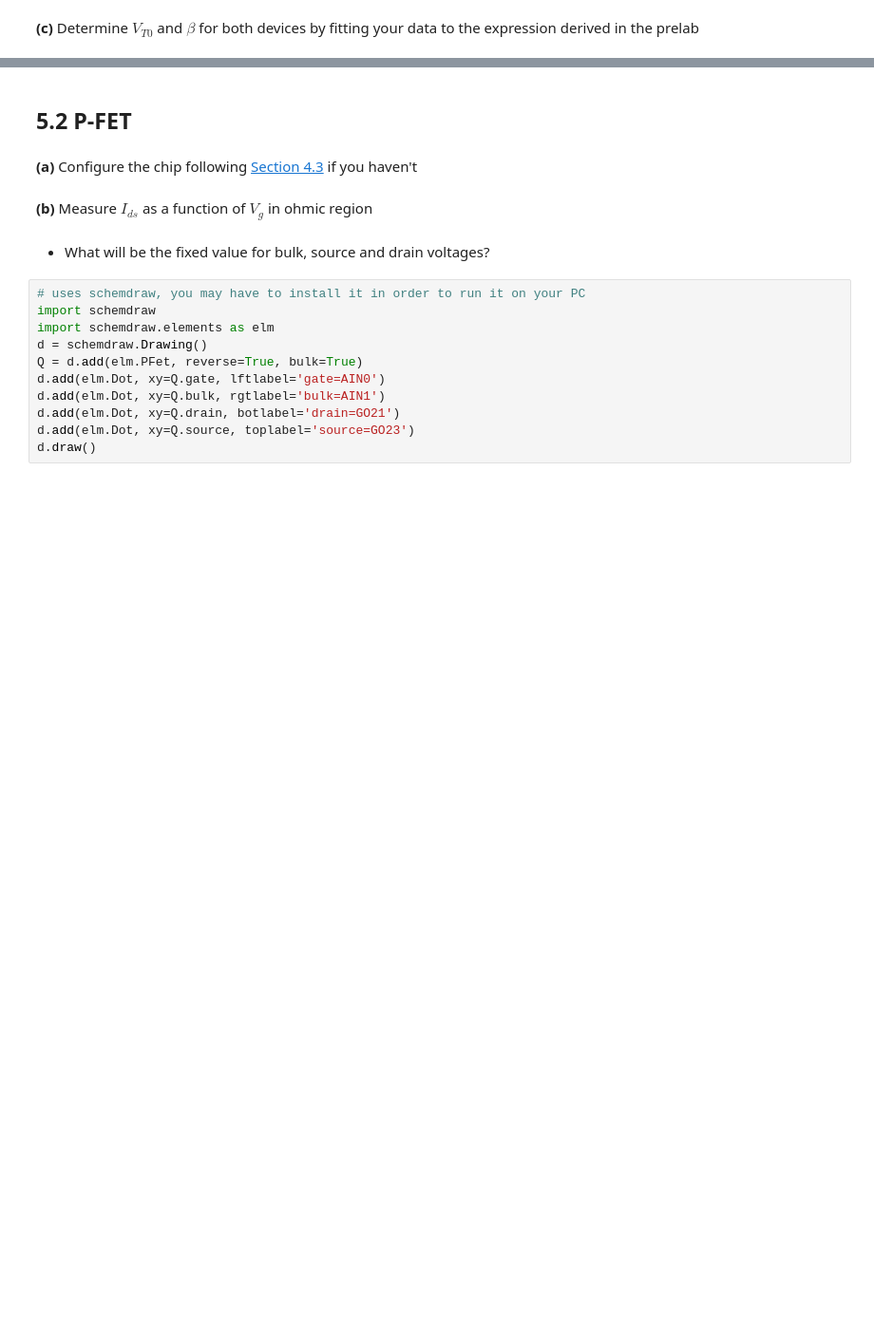
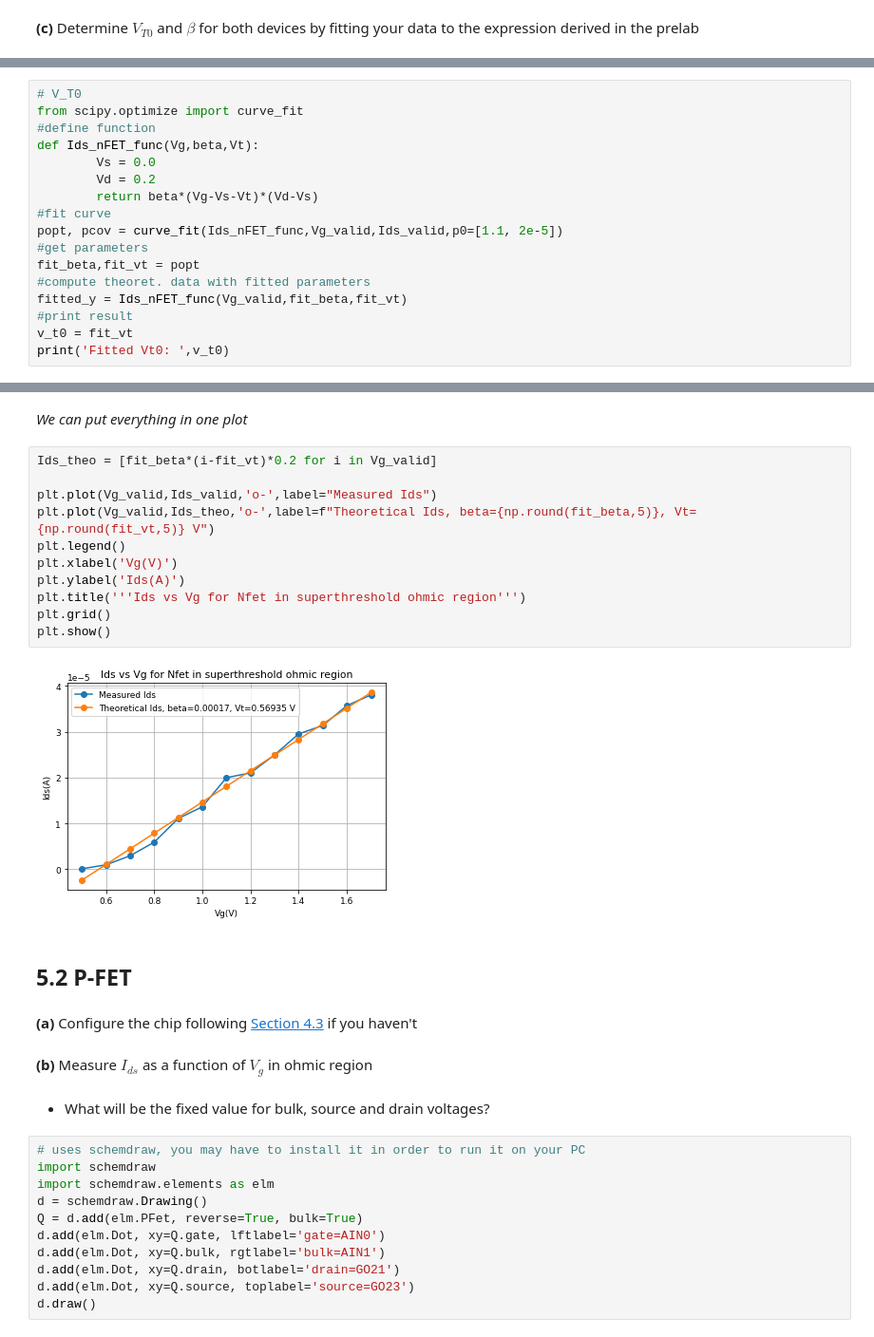
Before and after one commit to daggermaster3000/NE1, a Jupyter notebook: TP3/2022_Lab3_AboveThr_GroupNumber_FirstName_LastName.ipynb, the cells around one changed output, grey strips where cells are left out. Shown: that part at 95% size. Drawn from its saved outputs; the diff is of its cells as text; blank space fills up the shorter version.

```diff
--- a/TP3/2022_Lab3_AboveThr_GroupNumber_FirstName_LastName.ipynb
+++ b/TP3/2022_Lab3_AboveThr_GroupNumber_FirstName_LastName.ipynb
@@ -527,0 +538,17 @@ print()
+# %%
+# V_T0
+from scipy.optimize import curve_fit
+#define function
+def Ids_nFET_func(Vg,beta,Vt):
+        Vs = 0.0
+        Vd = 0.2
+        return beta*(Vg-Vs-Vt)*(Vd-Vs)
+#fit curve
+popt, pcov = curve_fit(Ids_nFET_func,Vg_valid,Ids_valid,p0=[1.1, 2e-5])
+#get parameters
+fit_beta,fit_vt = popt
+#compute theoret. data with fitted parameters
+fitted_y = Ids_nFET_func(Vg_valid,fit_beta,fit_vt)
+#print result
+v_t0 = fit_vt
+print('Fitted Vt0: ',v_t0)
@@ -528,3 +565,18 @@ print()
+# %% [markdown]
+_We can put everything in one plot_
+# %%
+Ids_theo = [fit_beta*(i-fit_vt)*0.2 for i in Vg_valid]
+
+plt.plot(Vg_valid,Ids_valid,'o-',label="Measured Ids")
+plt.plot(Vg_valid,Ids_theo,'o-',label=f"Theoretical Ids, beta={np.round(fit_beta,5)}, Vt={np.round(fit_vt,5)} V")
+plt.legend()
+plt.xlabel('Vg(V)')
+plt.ylabel('Ids(A)')
+plt.title('''Ids vs Vg for Nfet in superthreshold ohmic region''')
+plt.grid()
+plt.show()
+# %% [output]
+[figure, added]
 # %% [markdown]
 ## 5.2 P-FET
 # %% [markdown]
```
Also changed, not shown: parts of 45 cells of this notebook.
